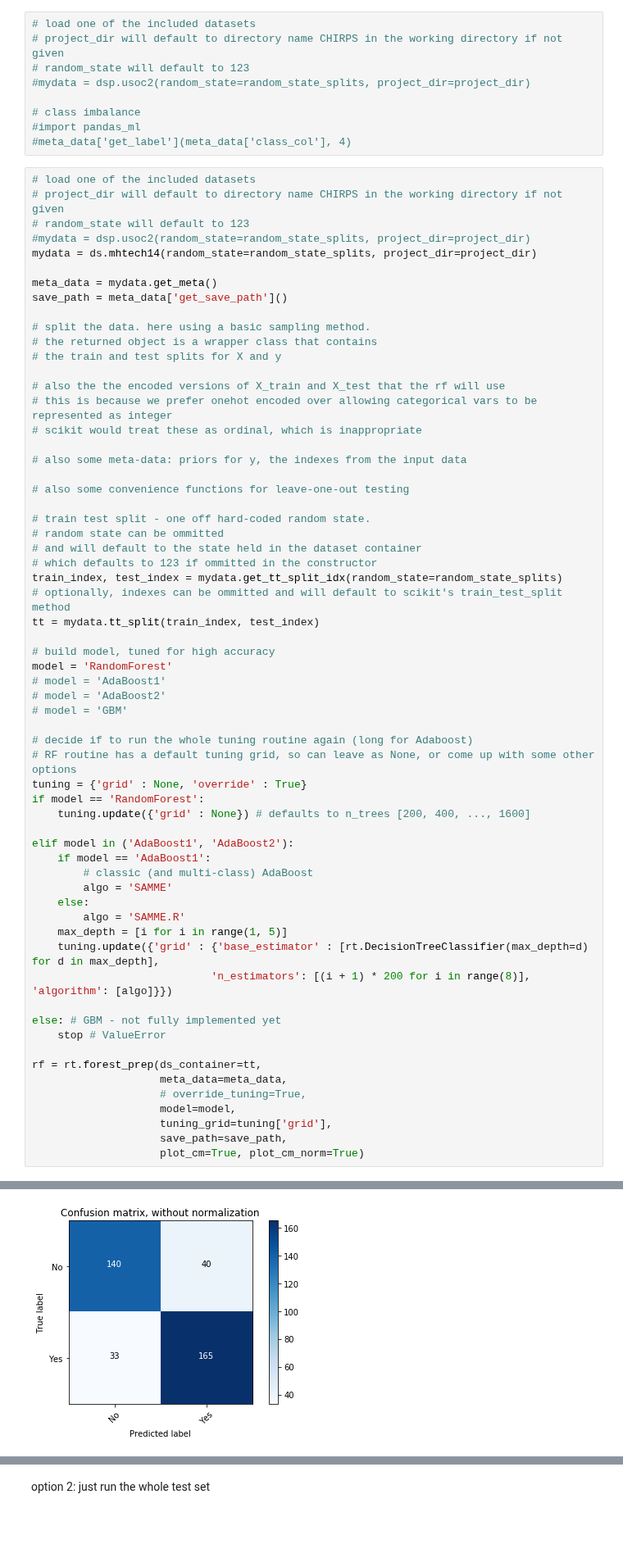
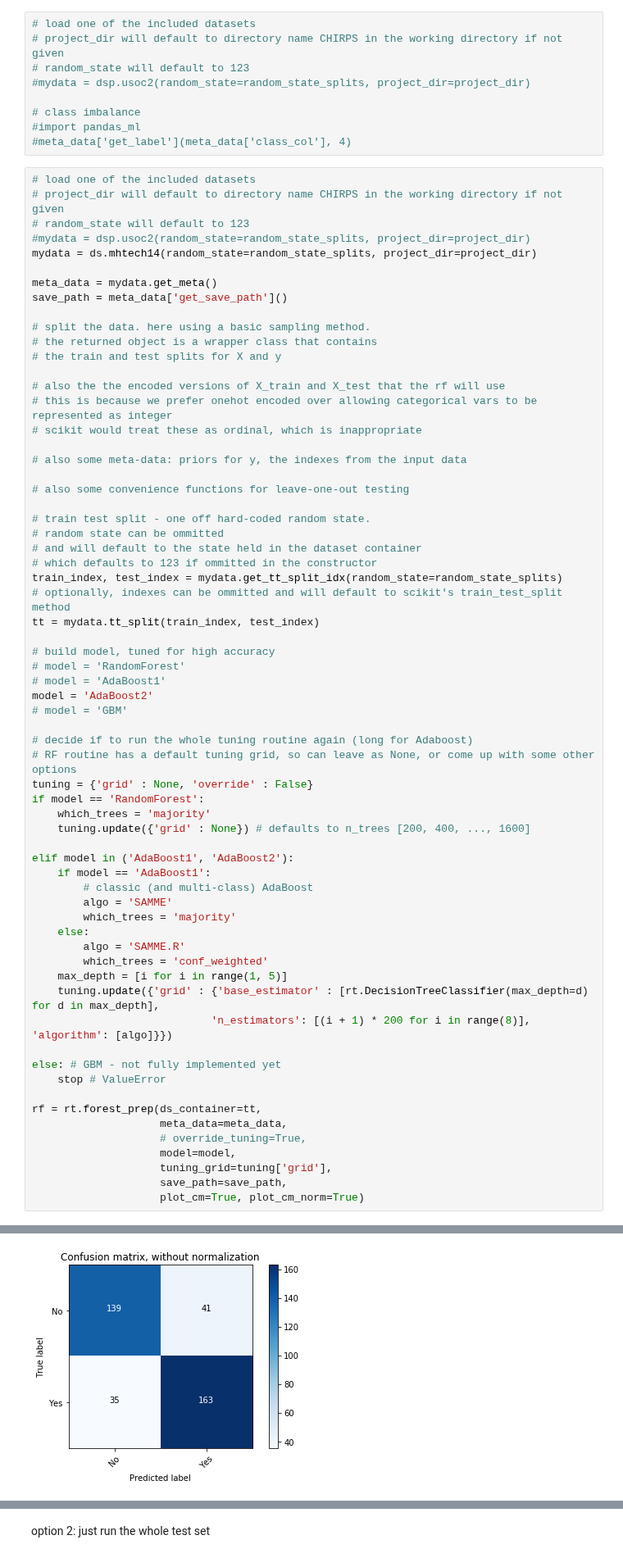
Before and after one commit to julianhatwell/explain_te, a Jupyter notebook: CHIRPS Examples.ipynb, the cells around one changed output, grey strips where cells are left out. Shown at 82% size. Saved outputs shown, nothing was run; the diff lists cells and outputs as text; blank space fills up the shorter version.

Commit message:
sorted delta and which trees

```diff
--- a/CHIRPS Examples.ipynb
+++ b/CHIRPS Examples.ipynb
@@ -78,23 +78,26 @@ train_index, test_index = mydata.get_tt_split_idx(random_state=random_state_spli
 tt = mydata.tt_split(train_index, test_index)
 
 # build model, tuned for high accuracy
-model = 'RandomForest'
+# model = 'RandomForest'
 # model = 'AdaBoost1'
-# model = 'AdaBoost2'
+model = 'AdaBoost2'
 # model = 'GBM'
 
 # decide if to run the whole tuning routine again (long for Adaboost)
 # RF routine has a default tuning grid, so can leave as None, or come up with some other options
-tuning = {'grid' : None, 'override' : True}
+tuning = {'grid' : None, 'override' : False}
 if model == 'RandomForest':
+    which_trees = 'majority'
     tuning.update({'grid' : None}) # defaults to n_trees [200, 400, ..., 1600]
 
 elif model in ('AdaBoost1', 'AdaBoost2'):
     if model == 'AdaBoost1':
         # classic (and multi-class) AdaBoost
         algo = 'SAMME'
+        which_trees = 'majority'
     else:
         algo = 'SAMME.R'
+        which_trees = 'conf_weighted'
     max_depth = [i for i in range(1, 5)]
     tuning.update({'grid' : {'base_estimator' : [rt.DecisionTreeClassifier(max_depth=d) for d in max_depth],
                             'n_estimators': [(i + 1) * 200 for i in range(8)], 'algorithm': [algo]}})
@@ -123,2 +131,2 @@ Confusion matrix, without normalization
-[figure, old version]
+[figure, new version]
 Normalized confusion matrix
```
Also changed, not shown: parts of 4 cells of this notebook, 3 other files.
